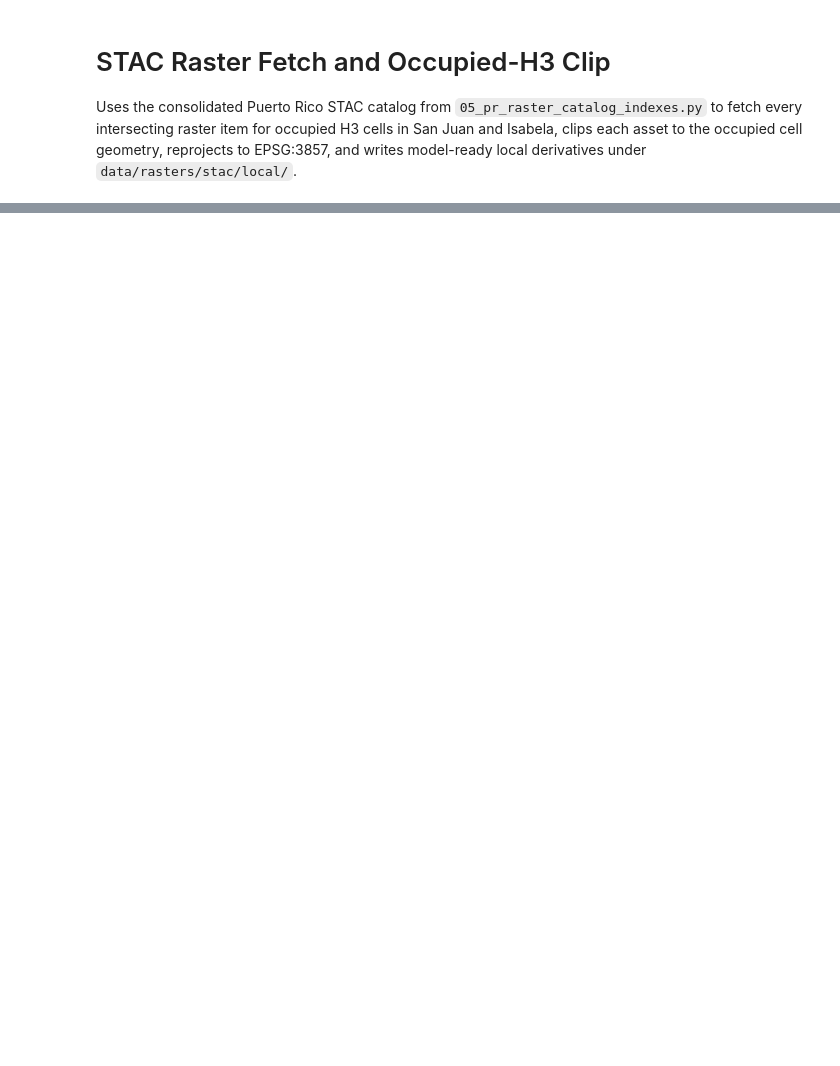
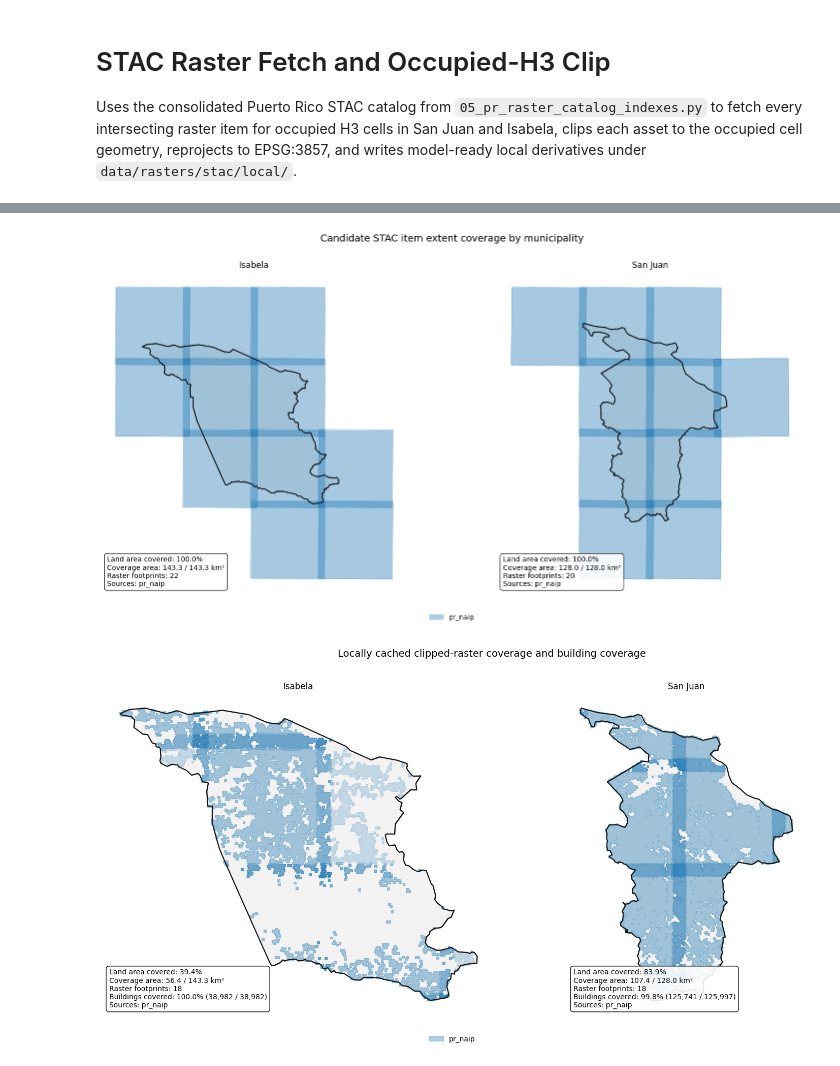
Before and after one commit to avega17/PLAN6068_PV_Project, a Jupyter notebook: notebooks/rasters/08_pr_stac_municipality_fetch.ipynb, the cells around one changed output, grey strips where cells are left out. Drawn from its saved outputs; the diff is of its cells as text; code cells hidden in the pictures; blank space fills up the shorter version.

```diff
--- a/notebooks/rasters/08_pr_stac_municipality_fetch.ipynb
+++ b/notebooks/rasters/08_pr_stac_municipality_fetch.ipynb
@@ -453,0 +1165,35 @@ Isabela    pr_naip  error       3
+# %%
+if __name__ == "__main__" and SHOW_COVERAGE_PREVIEW:
+    catalog_overlay = build_catalog_extent_overlay(catalog, municipalities)
+    catalog_coverage_summary = summarize_land_coverage(municipalities, catalog_overlay)
+    plot_municipality_coverage(
+        municipalities,
+        catalog_overlay,
+        catalog_coverage_summary,
+        suptitle="Candidate STAC item extent coverage by municipality",
+        include_buildings=False,
+    )
+
+    if manifest.empty:
+        print("cached-raster coverage preview skipped: no asset manifest rows are available yet.")
+    else:
+        cached_overlay = build_cached_asset_extent_overlay(asset_queue, manifest, municipalities)
+        covered_targets = filter_targets_by_manifest(targets, manifest)
+        cached_summary = summarize_land_coverage(municipalities, cached_overlay)
+        building_summary = summarize_building_coverage(occupied_h3_cells, covered_targets)
+        cached_summary = cached_summary.merge(building_summary, on="municipio", how="left")
+        for column_name in ("total_buildings", "covered_buildings", "covered_building_pct"):
+            if column_name not in cached_summary.columns:
+                cached_summary[column_name] = 0
+        cached_summary[["total_buildings", "covered_buildings"]] = cached_summary[["total_buildings", "covered_buildings"]].fillna(0).astype(int)
+        cached_summary["covered_building_pct"] = cached_summary["covered_building_pct"].fillna(0.0)
+        plot_municipality_coverage(
+            municipalities,
+            cached_overlay,
+            cached_summary,
+            suptitle="Locally cached clipped-raster coverage and building coverage",
+            include_buildings=True,
+        )
+# %% [output]
+[figure, added]
+[figure, added]
```
Also changed, not shown: parts of 3 cells of this notebook, 49 other files.
